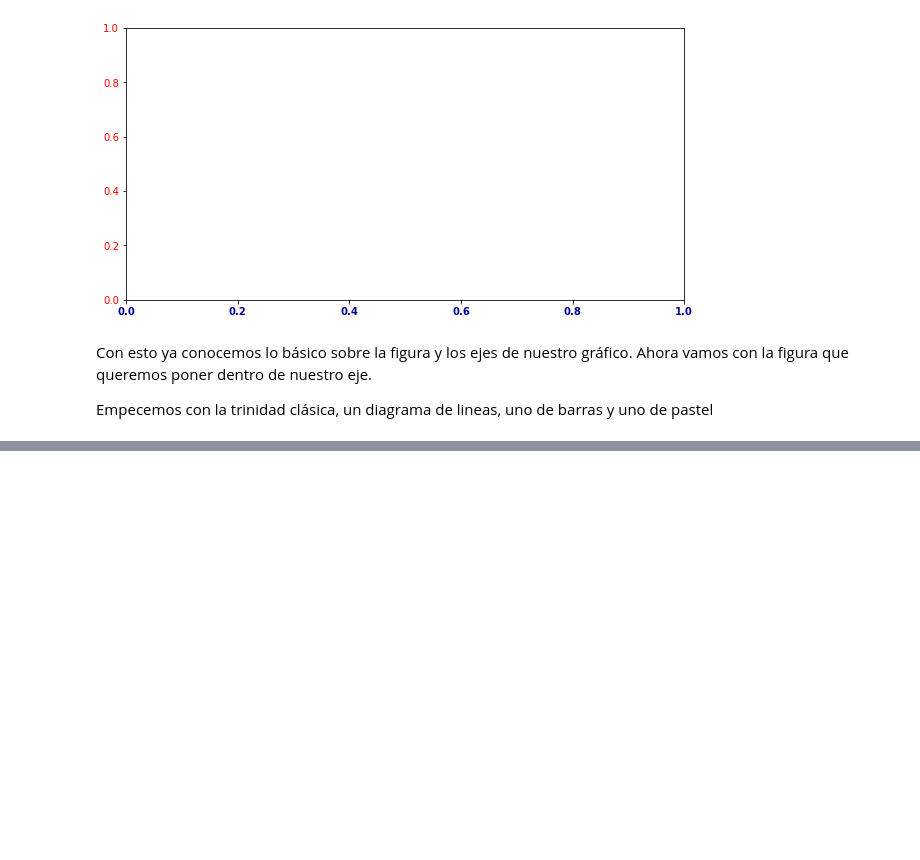
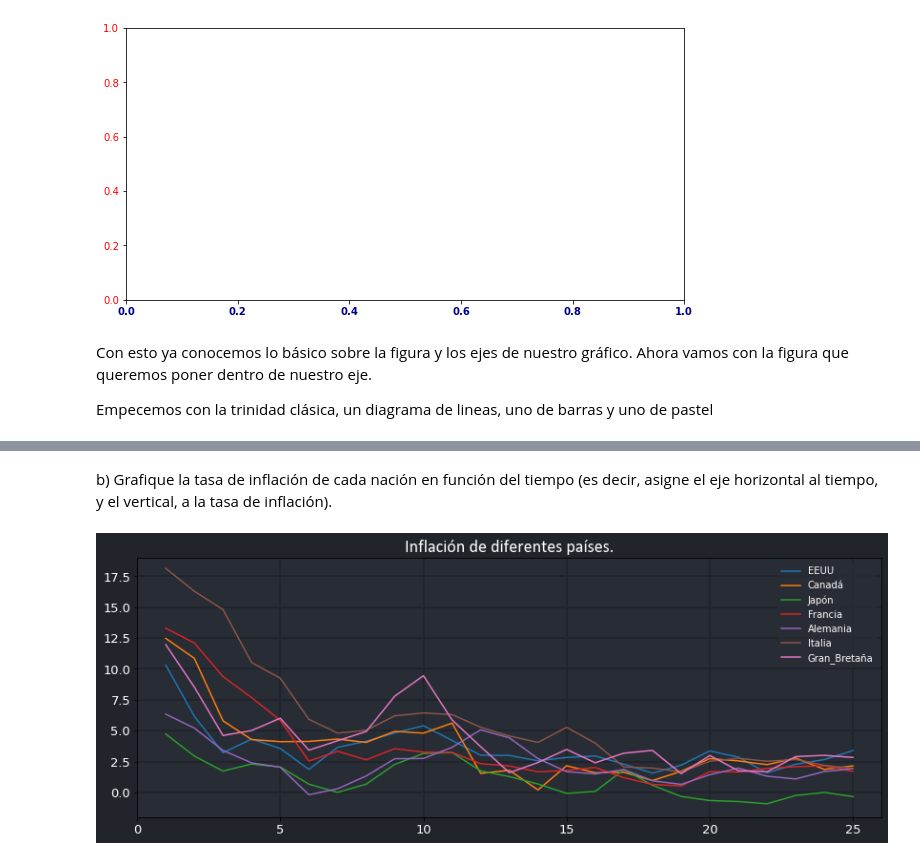
Before and after one commit to JuanFeA98/Data_Visualization, a Jupyter notebook: Matplotlib.ipynb, the cells around one changed output, grey strips where cells are left out. Saved outputs shown, nothing was run; the diff lists cells and outputs as text; code cells hidden in the pictures; blank space fills up the shorter version.

```diff
--- a/Matplotlib.ipynb
+++ b/Matplotlib.ipynb
@@ -142,0 +152,6 @@ Empecemos con la trinidad clásica, un diagrama de lineas, uno de barras y uno d
+# %%
+df = pd.read_csv('https://gist.githubusercontent.com/JuanFeA98/8f125824ba6388d912754fe89ac0fb67/raw/61a729293587ebc7f07495afa26b5e0ddabc3710/IPC_1980-2005.csv', sep=';')
+df.rename(columns = {'Gran Bretaña': 'Gran_Bretaña'}, inplace=True)
+# %%
+paises = list(df.iloc[:, 1:])
+paises
@@ -142,0 +162,9 @@ Empecemos con la trinidad clásica, un diagrama de lineas, uno de barras y uno d
+# %%
+def calc_inf(pais):
+    try:
+        df[f'Inf_{pais}'] = round(((df[f'{pais}'].diff())/(df[f'{pais}'].shift()))* 100, 2)
+    except:
+        print('No tenemos información de ese país')
+# %%
+for i in paises:
+    calc_inf(i)
@@ -142,0 +180,3 @@ Empecemos con la trinidad clásica, un diagrama de lineas, uno de barras y uno d
+# %% [markdown]
+b) Grafique la tasa de inflación de cada nación en función del tiempo (es decir, asigne el eje
+horizontal al tiempo, y el vertical, a la tasa de inflación).
@@ -142,0 +185,24 @@ Empecemos con la trinidad clásica, un diagrama de lineas, uno de barras y uno d
+# %%
+fig, ax= plt.subplots(figsize=(14,5))
+csfont = {'fontname':'Calibri'}
+
+plt.title('Inflación de diferentes países.', weight=400, size='18',**csfont, color='white')
+fig.patch.set_facecolor('#21252b')
+ax.set_facecolor('#282c34')
+
+for i in paises:
+    plt.plot(df.index, df[f'Inf_{i}'], label = f'{i}')
+
+plt.grid(visible=True, color='#21252b', linewidth=2)
+
+plt.xticks(color='white', size=13)
+plt.xlim((0,26))
+
+plt.yticks(color='white', size=13)
+plt.ylim((-2,19))
+
+plt.legend(labelcolor='white', facecolor='#282c34', edgecolor='#282c34', ncol=1)
+
+plt.show()
+# %% [output]
+[figure, added]
```
Also changed, not shown: parts of 7 cells of this notebook.
